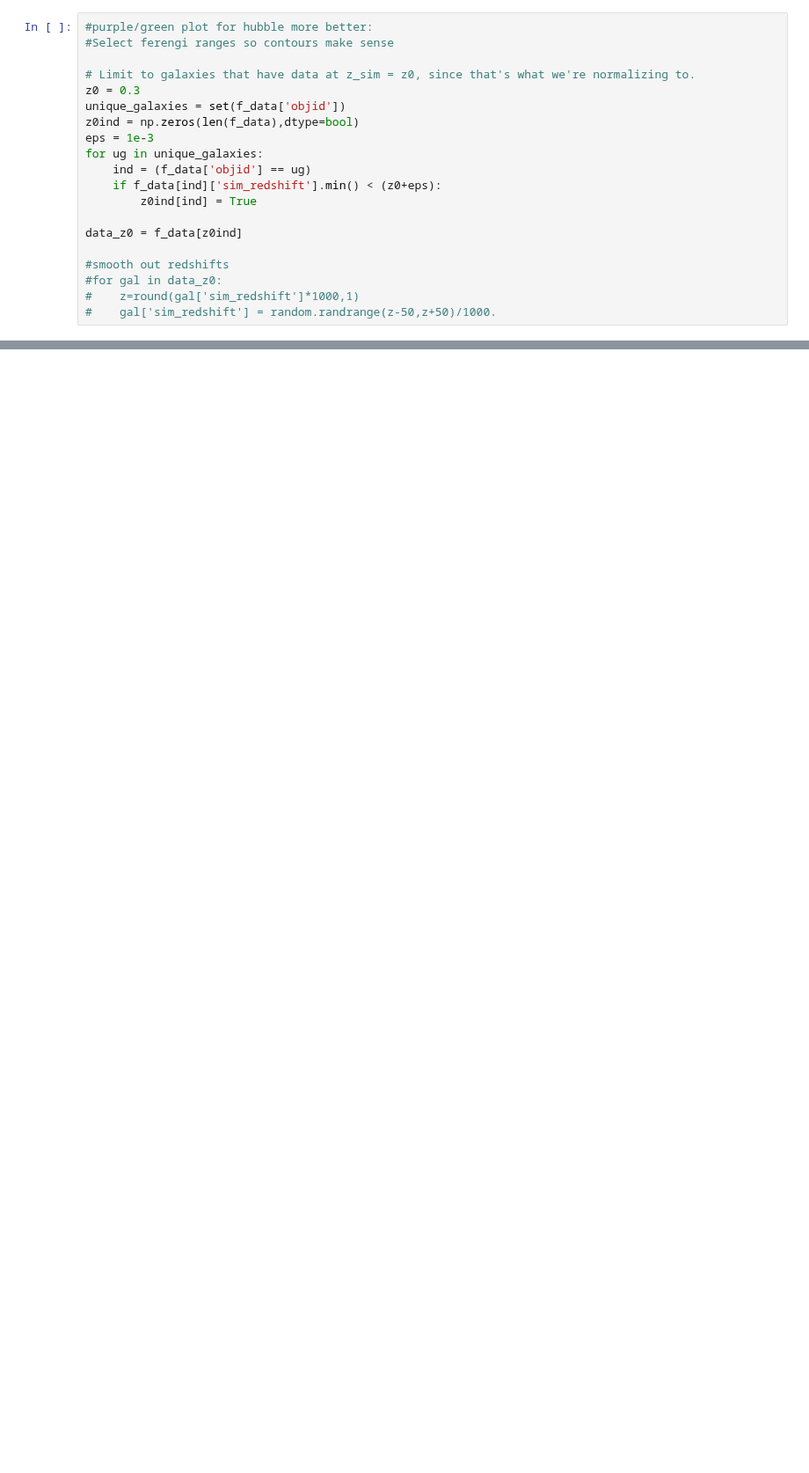
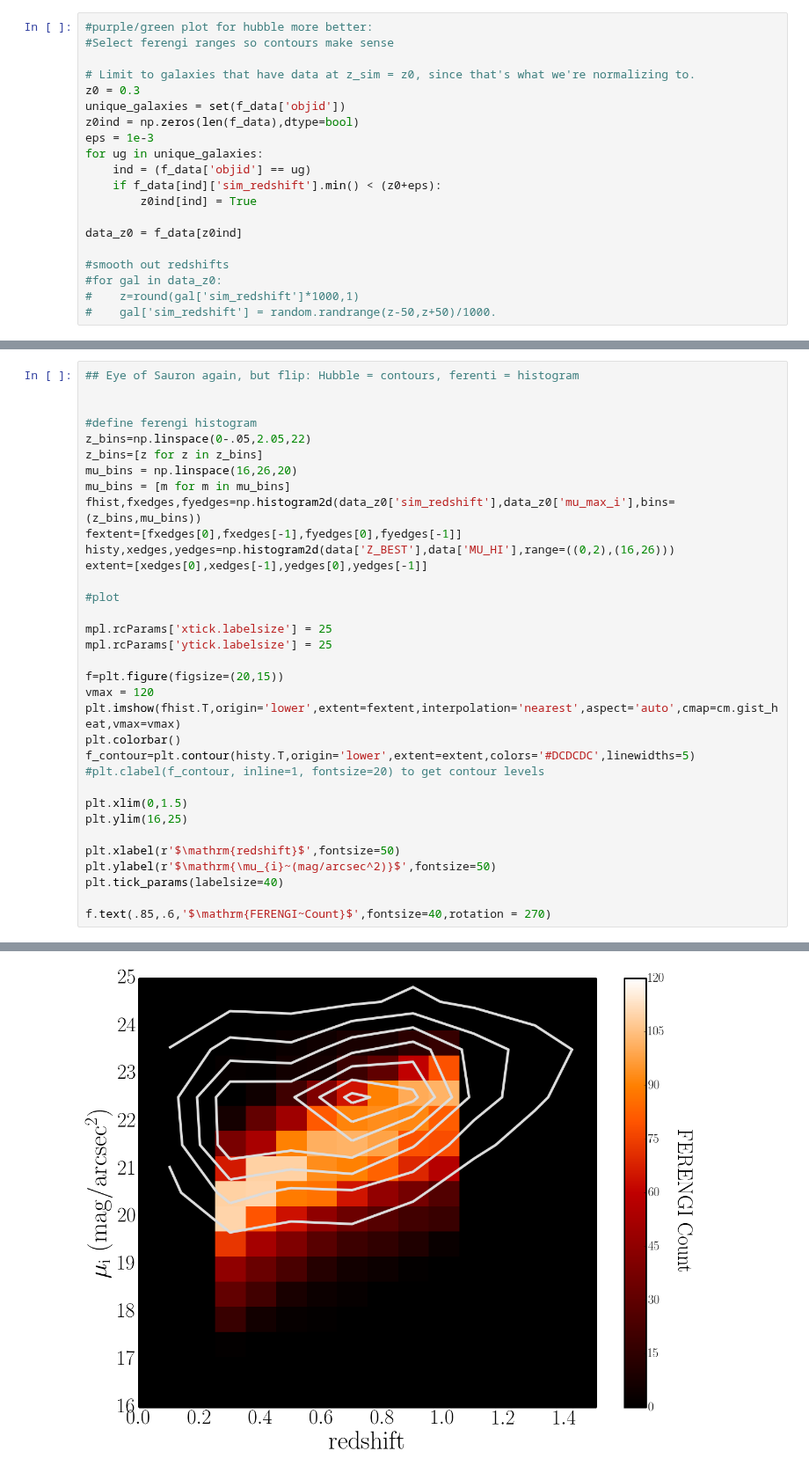
Before and after one commit to willettk/gzhubble, a Jupyter notebook: python/notebooks/ferengi_hubble_z_sb_figure.ipynb, the cells around one changed output, grey strips where cells are left out. Shown at 88% size. Cells and saved outputs as stored; diff of their text form; blank space fills up the shorter version.

```diff
--- a/python/notebooks/ferengi_hubble_z_sb_figure.ipynb
+++ b/python/notebooks/ferengi_hubble_z_sb_figure.ipynb
@@ -90,0 +175,35 @@ plt.savefig('../writeup/figures/eye_of_sauron.pdf')
+# %%
+## Eye of Sauron again, but flip: Hubble = contours, ferenti = histogram
+
+
+#define ferengi histogram
+z_bins=np.linspace(0-.05,2.05,22)
+z_bins=[z for z in z_bins]
+mu_bins = np.linspace(16,26,20)
+mu_bins = [m for m in mu_bins]
+fhist,fxedges,fyedges=np.histogram2d(data_z0['sim_redshift'],data_z0['mu_max_i'],bins=(z_bins,mu_bins))
+fextent=[fxedges[0],fxedges[-1],fyedges[0],fyedges[-1]]
+histy,xedges,yedges=np.histogram2d(data['Z_BEST'],data['MU_HI'],range=((0,2),(16,26)))
+extent=[xedges[0],xedges[-1],yedges[0],yedges[-1]]
+
+#plot
+
+mpl.rcParams['xtick.labelsize'] = 25
+mpl.rcParams['ytick.labelsize'] = 25
+
+f=plt.figure(figsize=(20,15))
+vmax = 120
+plt.imshow(fhist.T,origin='lower',extent=fextent,interpolation='nearest',aspect='auto',cmap=cm.gist_heat,vmax=vmax)
+plt.colorbar()
+f_contour=plt.contour(histy.T,origin='lower',extent=extent,colors='#DCDCDC',linewidths=5)
+#plt.clabel(f_contour, inline=1, fontsize=20) to get contour levels
+
+plt.xlim(0,1.5)
+plt.ylim(16,25)
+
+plt.xlabel(r'$\mathrm{redshift}$',fontsize=50)
+plt.ylabel(r'$\mathrm{\mu_{i}~(mag/arcsec^2)}$',fontsize=50)
+plt.tick_params(labelsize=40)
+
+f.text(.85,.6,'$\mathrm{FERENGI~Count}$',fontsize=40,rotation = 270)
+# %% [output]
@@ -90,0 +211 @@ plt.savefig('../writeup/figures/eye_of_sauron.pdf')
+[figure, added]
```
Also changed, not shown: parts of 11 cells of this notebook.
